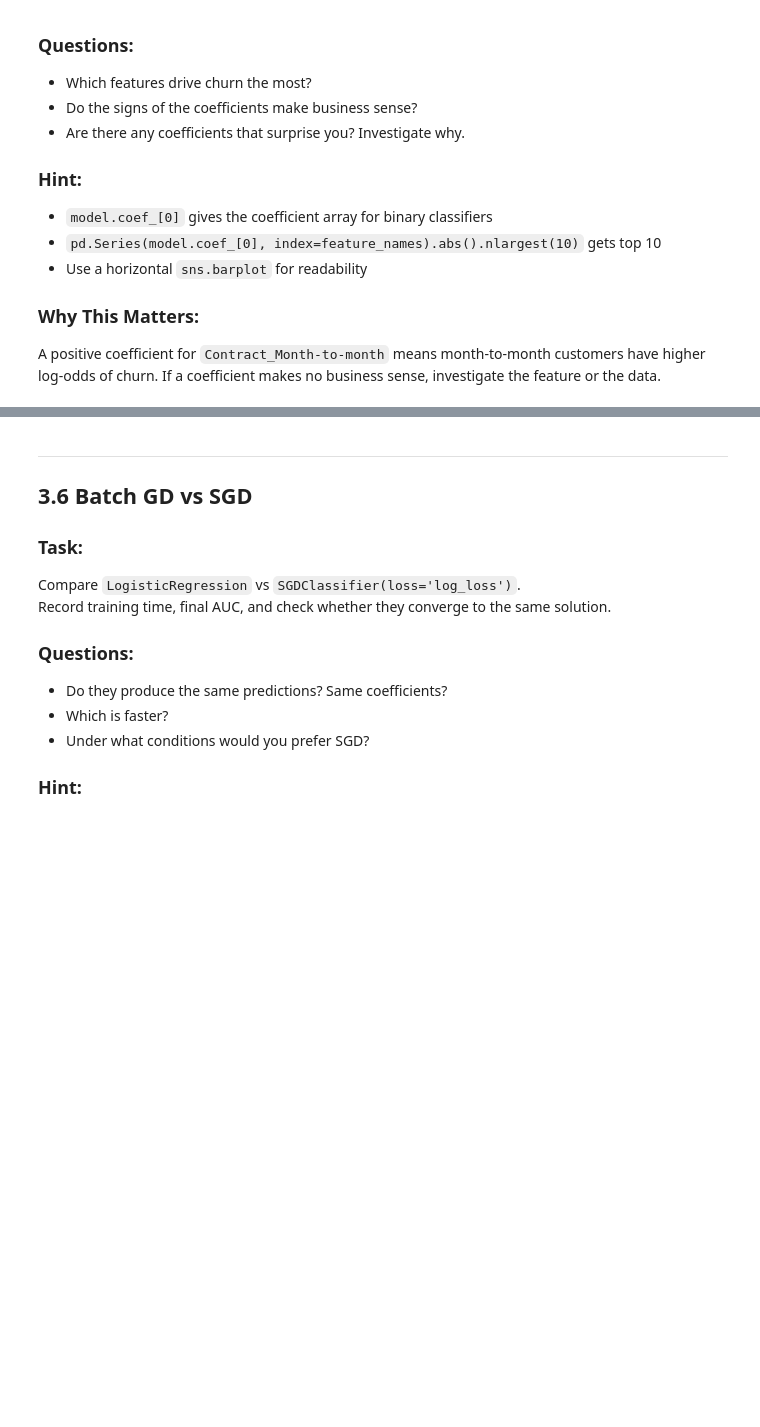
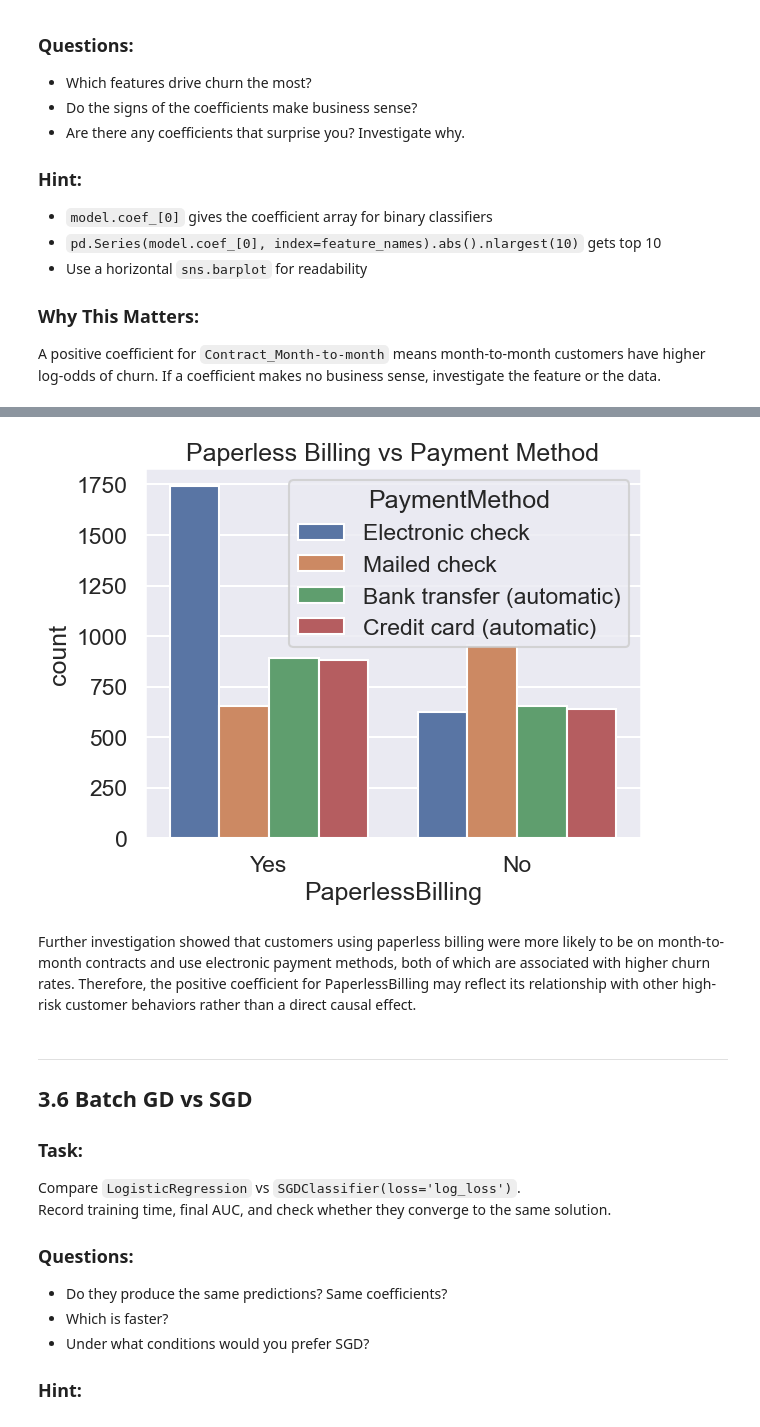
Before and after one commit to omgchan/AIF-WEEK4, a Jupyter notebook: model/W4_Linear_Models_Assignment.ipynb, the cells around one changed output, grey strips where cells are left out. Drawn from its saved outputs; the diff is of its cells as text; code cells hidden in the pictures; blank space fills up the shorter version.

```diff
--- a/model/W4_Linear_Models_Assignment.ipynb
+++ b/model/W4_Linear_Models_Assignment.ipynb
@@ -848,3 +959,15 @@ A positive coefficient for `Contract_Month-to-month` means month-to-month custom
+# %%
+sns.countplot(
+    data=df,
+    x='PaperlessBilling',
+    hue='PaymentMethod'
+)
+plt.title("Paperless Billing vs Payment Method")
+plt.show()
+# %% [output]
+[figure, added]
+# %% [markdown]
+Further investigation showed that customers using paperless billing were more likely to be on month-to-month contracts and use electronic payment methods, both of which are associated with higher churn rates. Therefore, the positive coefficient for PaperlessBilling may reflect its relationship with other high-risk customer behaviors rather than a direct causal effect.
 # %% [markdown]
 ---
 
```
Also changed, not shown: parts of 68 cells of this notebook.
